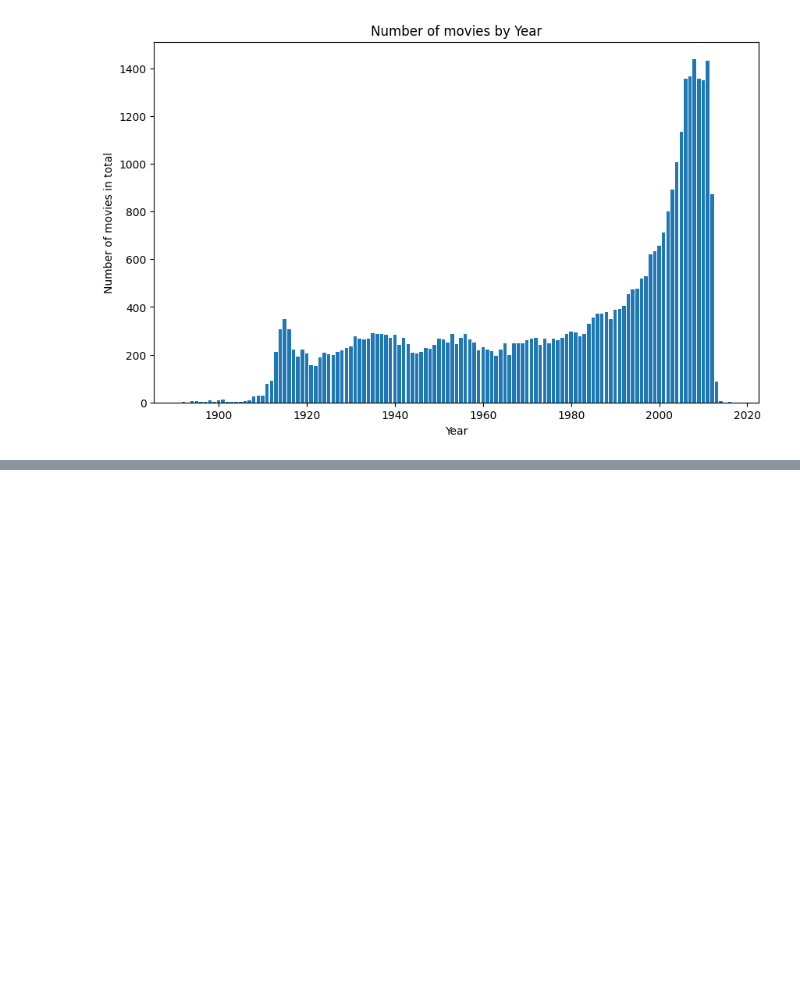
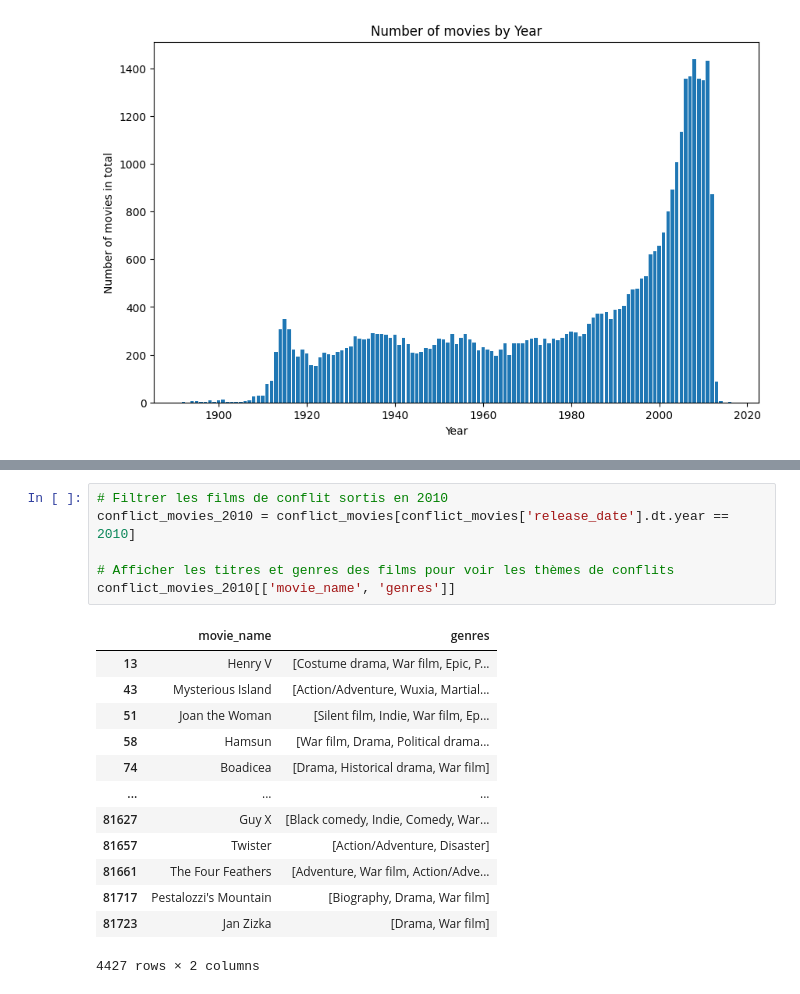
Before and after one commit to epfl-ada/ada-2024-project-skibidata, a Jupyter notebook: CMU_Starting.ipynb, the cells around one changed output, grey strips where cells are left out. Drawn from its saved outputs; the diff is of its cells as text; blank space fills up the shorter version.

```diff
--- a/CMU_Starting.ipynb
+++ b/CMU_Starting.ipynb
@@ -641,0 +661,20 @@ plt.show()
+# %%
+# Filtrer les films de conflit sortis en 2010
+conflict_movies_2010 = conflict_movies[conflict_movies['release_date'].dt.year == 2010]
+
+# Afficher les titres et genres des films pour voir les thèmes de conflits
+conflict_movies_2010[['movie_name', 'genres']]
+# %% [output]
+|  | movie_name | genres |
+| 13 | Henry V | [Costume drama, War film, Epic, P... |
+| 43 | Mysterious Island | [Action/Adventure, Wuxia, Martial... |
+| 51 | Joan the Woman | [Silent film, Indie, War film, Ep... |
+| 58 | Hamsun | [War film, Drama, Political drama... |
+| 74 | Boadicea | [Drama, Historical drama, War film] |
+| ... | ... | ... |
+| 81627 | Guy X | [Black comedy, Indie, Comedy, War... |
+| 81657 | Twister | [Action/Adventure, Disaster] |
+| 81661 | The Four Feathers | [Adventure, War film, Action/Adve... |
+| 81717 | Pestalozzi's Mountain | [Biography, Drama, War film] |
+| 81723 | Jan Zizka | [Drama, War film] |
+4427 rows × 2 columns
```
Also changed, not shown: parts of 9 cells of this notebook.
